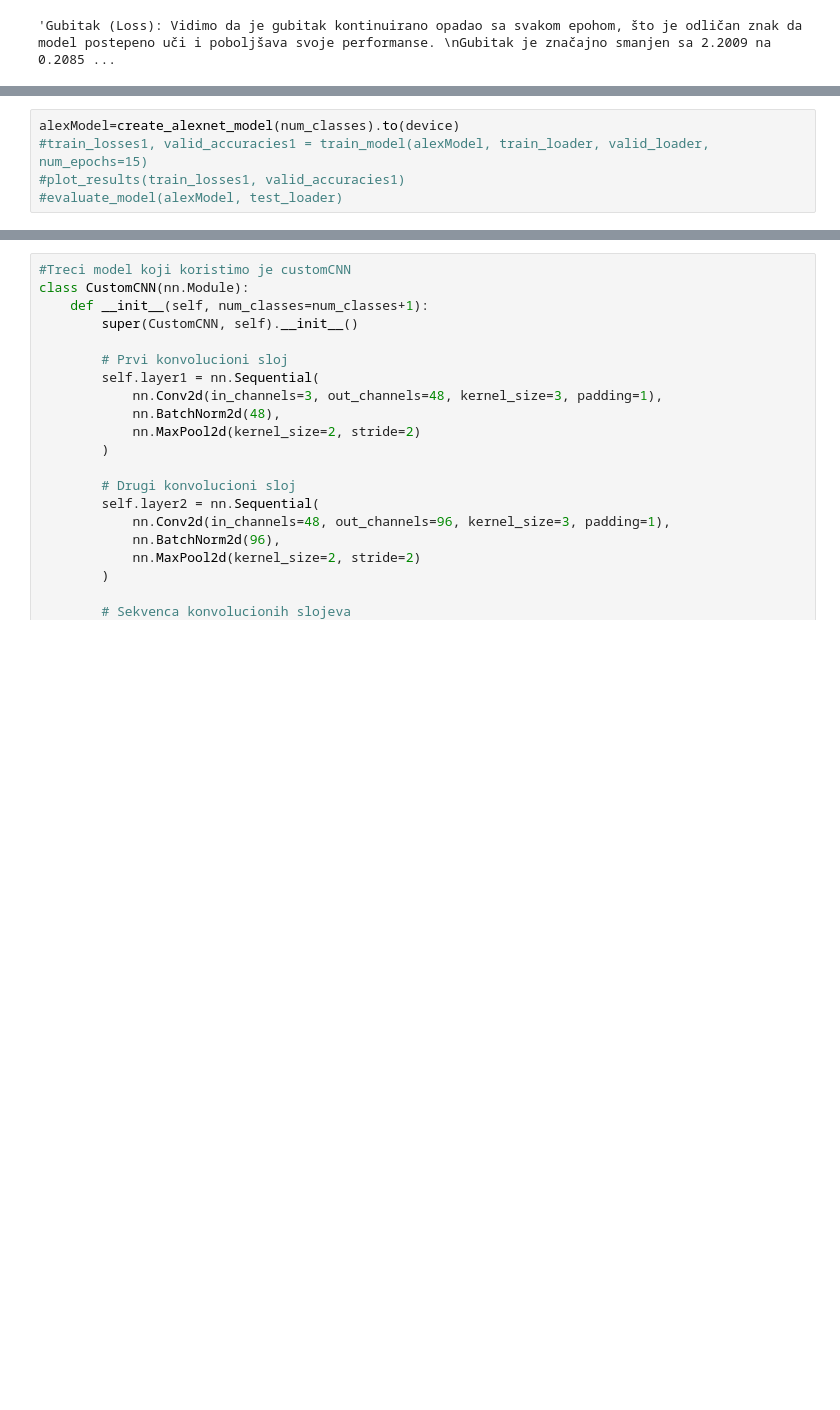
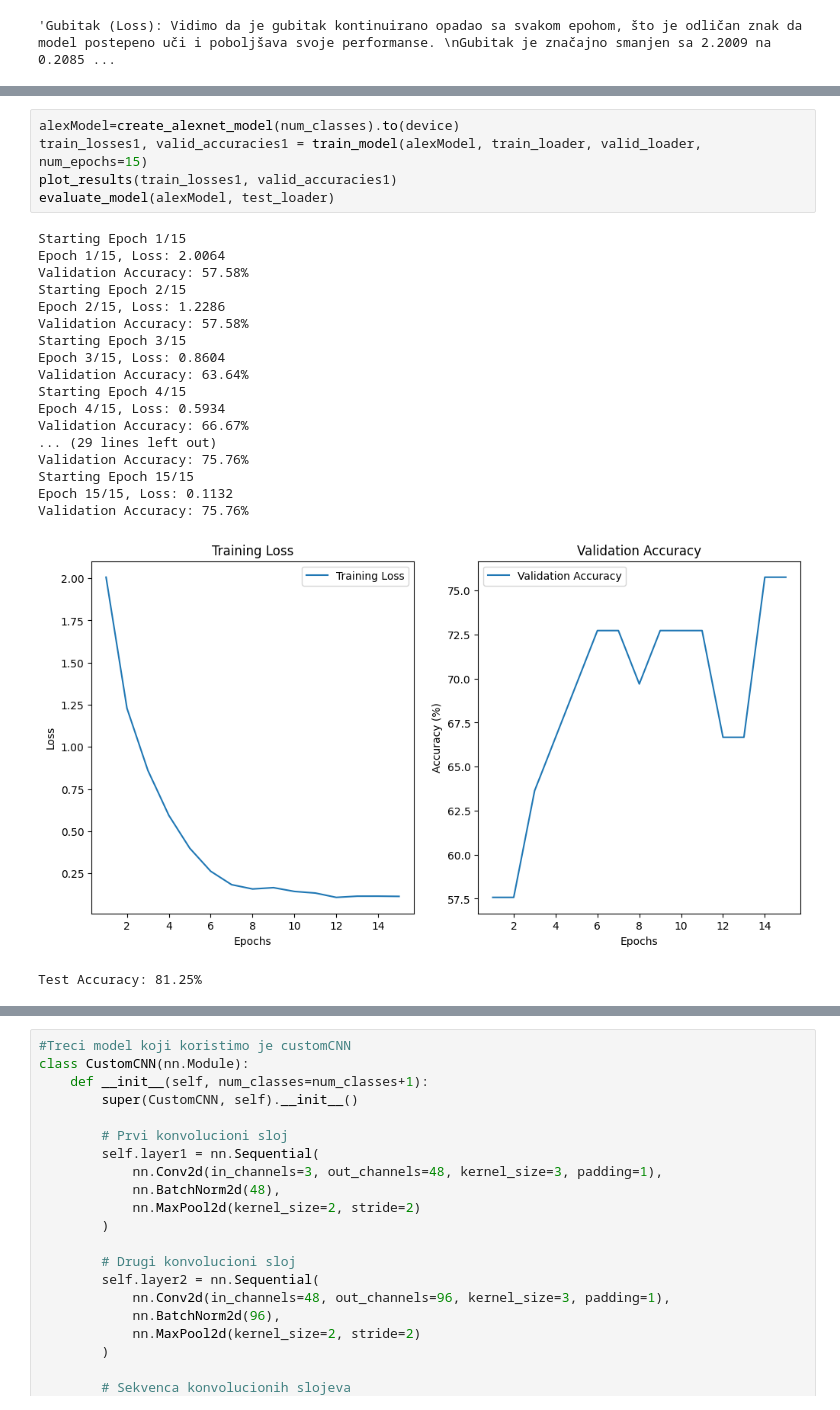
Before and after one commit to aletrailo/ml_matf, a Jupyter notebook: ThemeClassification.ipynb, the cells around one changed output, grey strips where cells are left out. Drawn from its saved outputs; the diff is of its cells as text; blank space fills up the shorter version.

```diff
--- a/ThemeClassification.ipynb
+++ b/ThemeClassification.ipynb
@@ -432,9 +451,29 @@ plot_class_specific_matrices(vgg16_model, test_loader, class_names)
 [figure]
 # %%
 alexModel=create_alexnet_model(num_classes).to(device)
-#train_losses1, valid_accuracies1 = train_model(alexModel, train_loader, valid_loader, num_epochs=15)
-#plot_results(train_losses1, valid_accuracies1)
-#evaluate_model(alexModel, test_loader)
+train_losses1, valid_accuracies1 = train_model(alexModel, train_loader, valid_loader, num_epochs=15)
+plot_results(train_losses1, valid_accuracies1)
+evaluate_model(alexModel, test_loader)
+# %% [output]
+Starting Epoch 1/15
+Epoch 1/15, Loss: 2.0064
+Validation Accuracy: 57.58%
+Starting Epoch 2/15
+Epoch 2/15, Loss: 1.2286
+Validation Accuracy: 57.58%
+Starting Epoch 3/15
+Epoch 3/15, Loss: 0.8604
+Validation Accuracy: 63.64%
+Starting Epoch 4/15
+Epoch 4/15, Loss: 0.5934
+Validation Accuracy: 66.67%
+... (29 lines left out)
+Validation Accuracy: 75.76%
+Starting Epoch 15/15
+Epoch 15/15, Loss: 0.1132
+Validation Accuracy: 75.76%
+[figure, added]
+Test Accuracy: 81.25%
 # %%
 plot_confusion_matrix(alexModel, test_loader, class_names)
 # %% [output]
```
Also changed, not shown: parts of 9 cells of this notebook.
